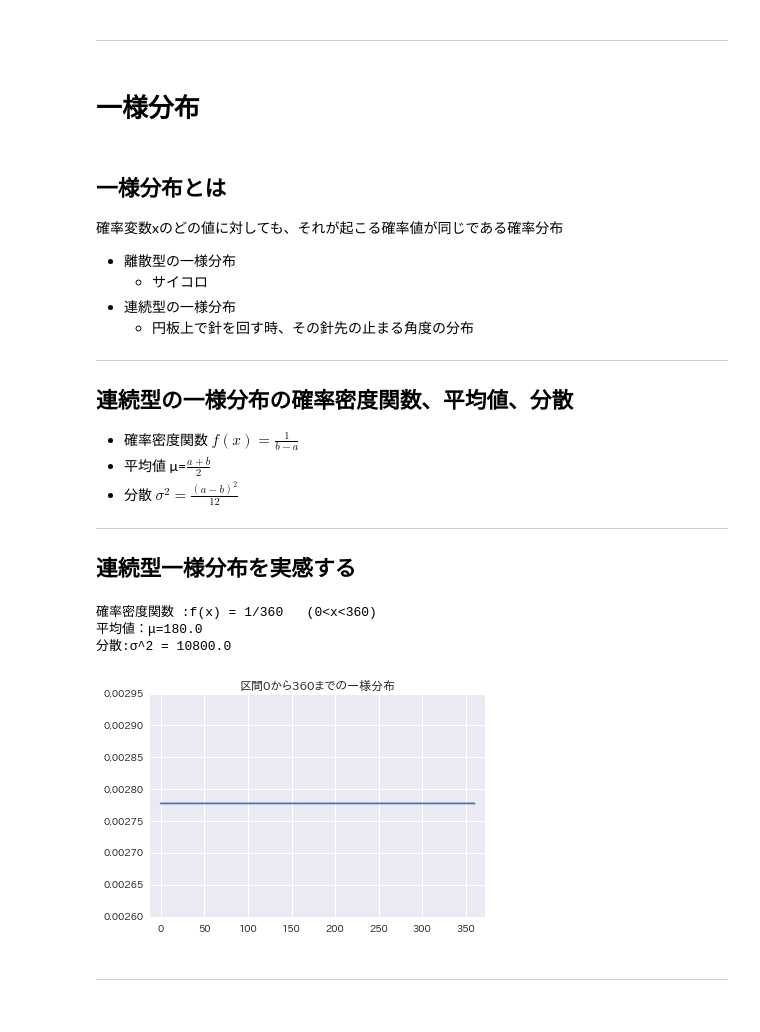
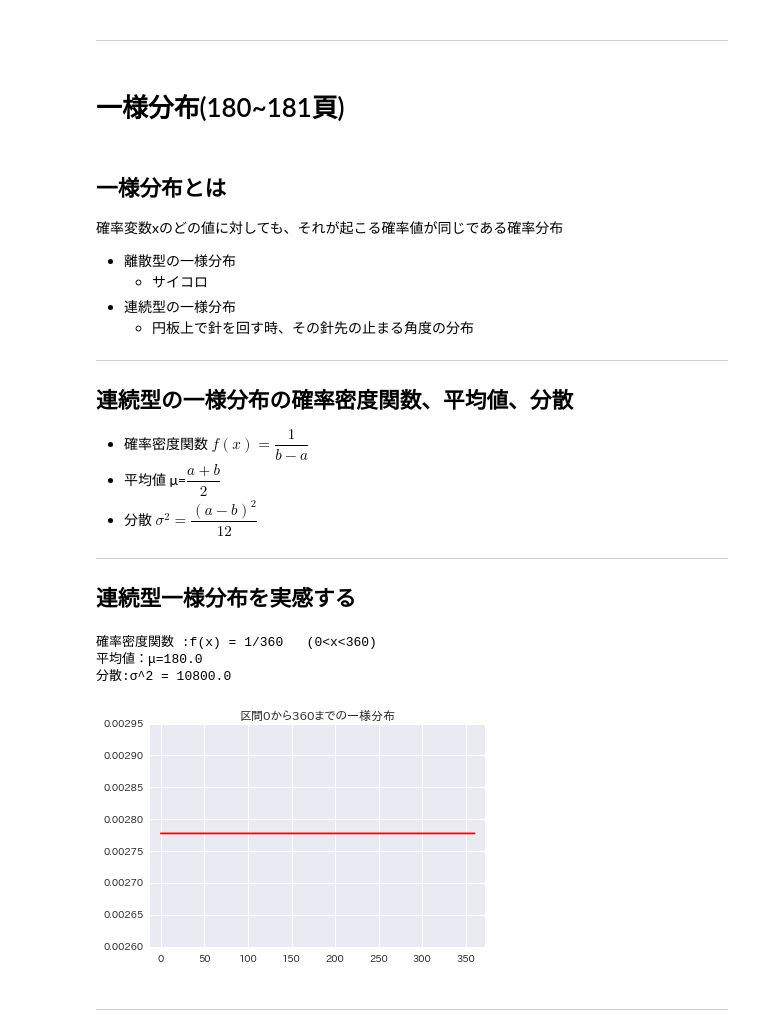
Before and after one commit to currypurin/Bayesian-Methods-for-Hackers, a Jupyter notebook: zukaikorenarawakaru/20170508_5syou.ipynb, the cells around one changed output. Drawn from its saved outputs; the diff is of its cells as text; code cells hidden in the pictures.

```diff
--- a/zukaikorenarawakaru/20170508_5syou.ipynb
+++ b/zukaikorenarawakaru/20170508_5syou.ipynb
@@ -65,7 +65,7 @@ plt.title("平均0,分散1の正規分布")
 # %% [markdown]
 ***
 # %% [markdown]
-# 一様分布
+# 一様分布(180~181頁)
 # %% [markdown]
 ## 一様分布とは
 確率変数xのどの値に対しても、それが起こる確率値が同じである確率分布
@@ -77,9 +77,9 @@ plt.title("平均0,分散1の正規分布")
 ***
 
 ## 連続型の一様分布の確率密度関数、平均値、分散
-- 確率密度関数 $f(x)=\frac{1}{b-a}$
-- 平均値 μ=$\frac{a+b}{2}$
-- 分散 $σ^2 = \frac{(a-b)^2}{12}$
+- 確率密度関数 $f(x)=\dfrac{1}{b-a}$
+- 平均値 μ=$\dfrac{a+b}{2}$
+- 分散 $σ^2 = \dfrac{(a-b)^2}{12}$
 
 ***
 
@@ -87,28 +87,28 @@ plt.title("平均0,分散1の正規分布")
 # %%
 ## aとbを好きな数を入力。すると、aからbまでの一様分布を描きます。(a<bにしてください)
 a = 0
 b =  360
 
 
 ## 以下は描画用のコード
 x = np.arange(a,b,0.01)
 y = np.tile([1/(b-a)],int((b-a)/0.01))
-ichiyou_title= '{0}{1}{2}{3}{4}'.format("区間",a,"から",b,"までの一様分布")
+ichiyou_title= '区間{0}から{1}までの一様分布'.format(a,b)
 c = (b-a)/30
 
-plt.plot(x,y)
+plt.plot(x,y,color="r")
 plt.xlim(a-c,b+c)
 plt.title(ichiyou_title)
 
 
 print('確率密度関数 :f(x) = 1/{0}   ({1}<x<{2})'.format(b-a,a,b))
 print('平均値：μ={0}'.format((a+b)/2))
 print('分散:σ^2 = {0}'.format(((a-b)**2)/12))
 # %% [output]
 確率密度関数 :f(x) = 1/360   (0<x<360)
 平均値：μ=180.0
 分散:σ^2 = 10800.0
-[figure, old version]
+[figure, new version]
 # %% [markdown]
 ***
 # %% [markdown]
```
Also changed, not shown: parts of 7 cells of this notebook, 1 other file.
